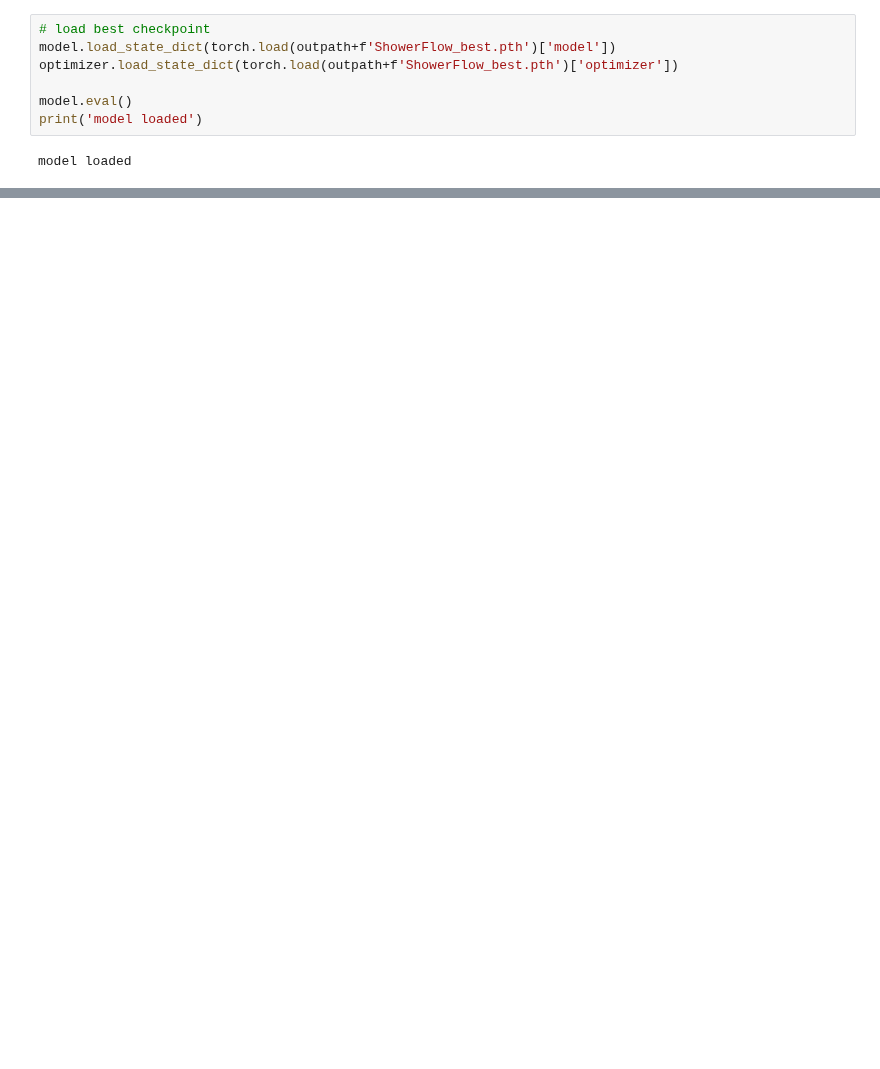
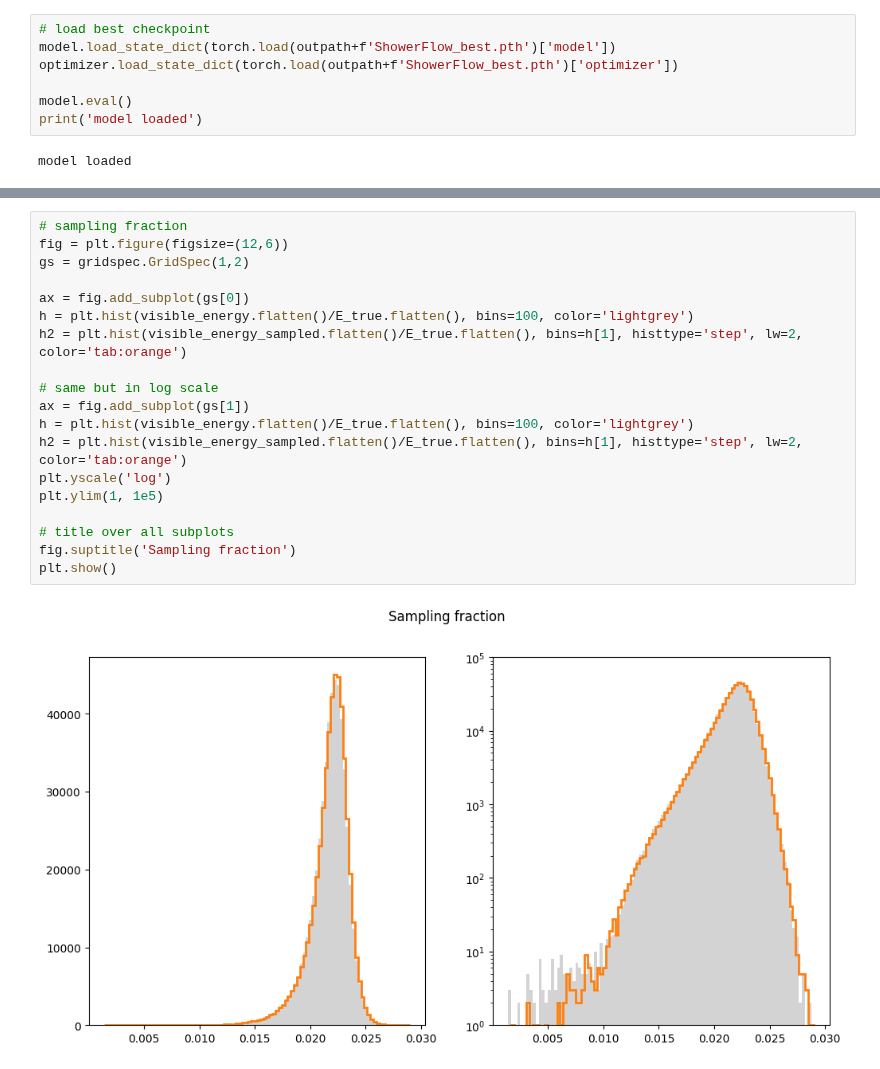
Before and after one commit to FLC-QU-hep/CaloClouds-3, a Jupyter notebook: ShowerFlow.ipynb, the cells around one changed output, grey strips where cells are left out. Cells and saved outputs as stored; diff of their text form; blank space fills up the shorter version.

```diff
--- a/ShowerFlow.ipynb
+++ b/ShowerFlow.ipynb
@@ -329,0 +434,21 @@ model loaded
+# %%
+# sampling fraction
+fig = plt.figure(figsize=(12,6))
+gs = gridspec.GridSpec(1,2)
+
+ax = fig.add_subplot(gs[0])
+h = plt.hist(visible_energy.flatten()/E_true.flatten(), bins=100, color='lightgrey')
+h2 = plt.hist(visible_energy_sampled.flatten()/E_true.flatten(), bins=h[1], histtype='step', lw=2, color='tab:orange')
+
+# same but in log scale
+ax = fig.add_subplot(gs[1])
+h = plt.hist(visible_energy.flatten()/E_true.flatten(), bins=100, color='lightgrey')
+h2 = plt.hist(visible_energy_sampled.flatten()/E_true.flatten(), bins=h[1], histtype='step', lw=2, color='tab:orange')
+plt.yscale('log')
+plt.ylim(1, 1e5)
+
+# title over all subplots
+fig.suptitle('Sampling fraction')
+plt.show()
+# %% [output]
+[figure, added]
```
Also changed, not shown: parts of 21 cells of this notebook.
